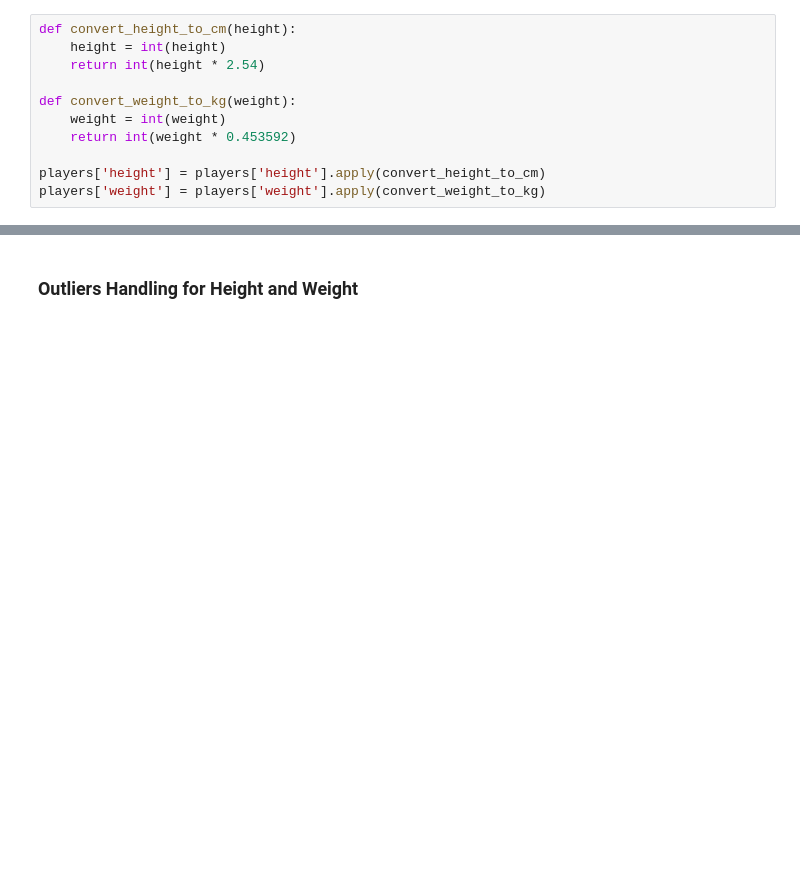
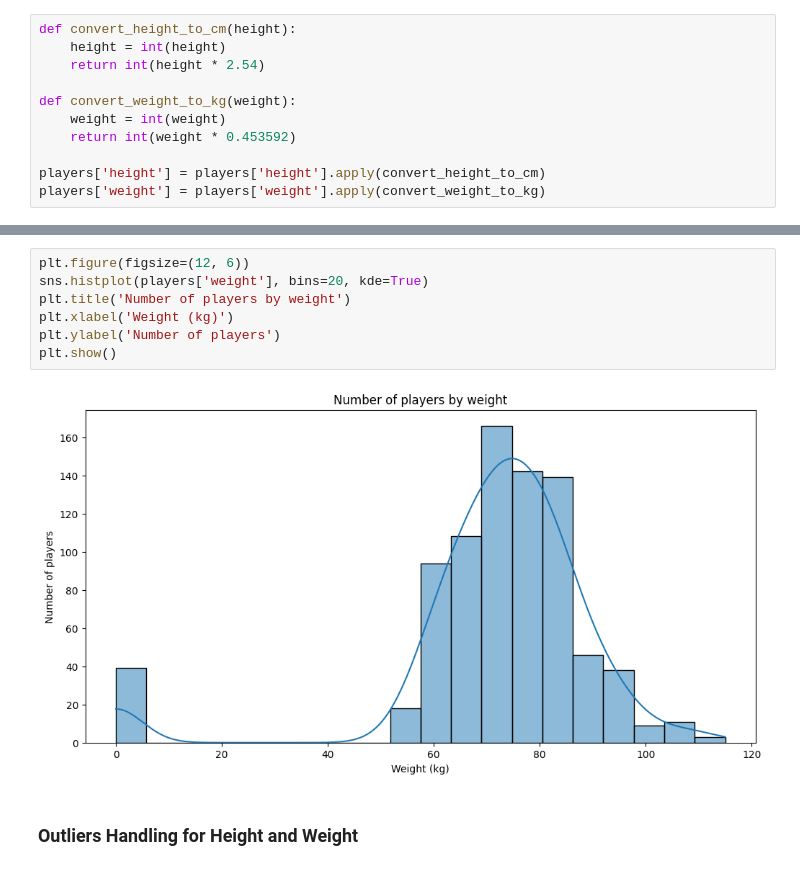
Before and after one commit to JoaoPadrao/AC-Project, a Jupyter notebook: outliers.ipynb, the cells around one changed output, grey strips where cells are left out. Saved outputs shown, nothing was run; the diff lists cells and outputs as text; blank space fills up the shorter version.

```diff
--- a/outliers.ipynb
+++ b/outliers.ipynb
@@ -17,3 +31,12 @@ players['weight'] = players['weight'].apply(convert_weight_to_kg)
+# %%
+plt.figure(figsize=(12, 6))
+sns.histplot(players['weight'], bins=20, kde=True)
+plt.title('Number of players by weight')
+plt.xlabel('Weight (kg)')
+plt.ylabel('Number of players')
+plt.show()
+# %% [output]
+[figure, added]
 # %% [markdown]
 ### Outliers Handling for Height and Weight
 # %%
```
Also changed, not shown: parts of 3 cells of this notebook, 6 other files.
